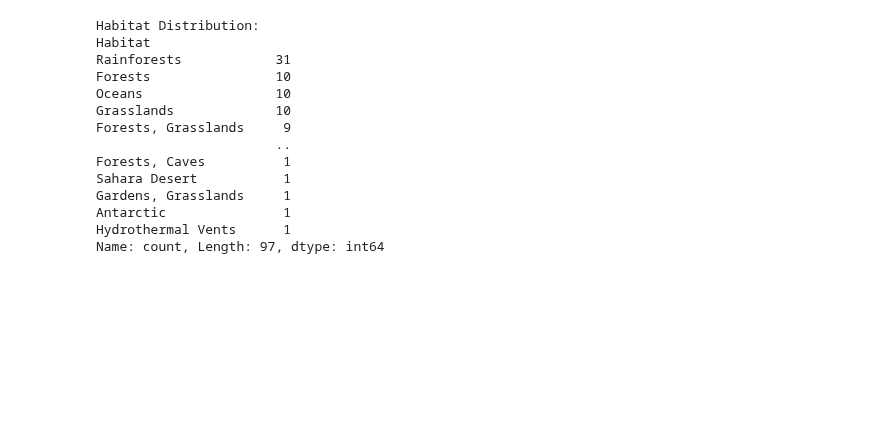
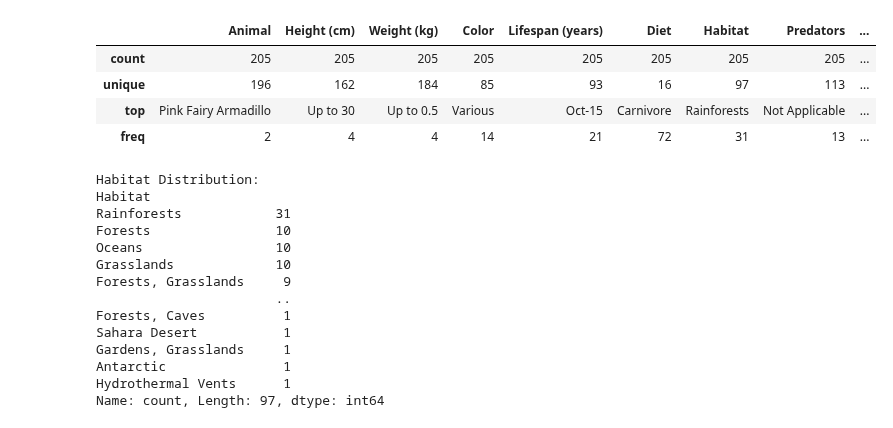
Before and after one commit to msandhiya07/Animaldboverview, a Jupyter notebook: Animladb.ipynb, the cells around one changed output. Cells and saved outputs as stored; diff of their text form; code cells hidden in the pictures; blank space fills up the shorter version.

```diff
--- a/Animladb.ipynb
+++ b/Animladb.ipynb
@@ -45,0 +144,8 @@ print(d)
+# %%
+df.describe(include="object")
+# %% [output]
+|  | Animal | Height (cm) | Weight (kg) | Color | Lifespan (years) | Diet | Habitat | Predators | ... |
+| count | 205 | 205 | 205 | 205 | 205 | 205 | 205 | 205 | ... |
+| unique | 196 | 162 | 184 | 85 | 93 | 16 | 97 | 113 | ... |
+| top | Pink Fairy Armadillo | Up to 30 | Up to 0.5 | Various | Oct-15 | Carnivore | Rainforests | Not Applicable | ... |
+| freq | 2 | 4 | 4 | 14 | 21 | 72 | 31 | 13 | ... |
```
Also changed, not shown: parts of 12 cells of this notebook.
